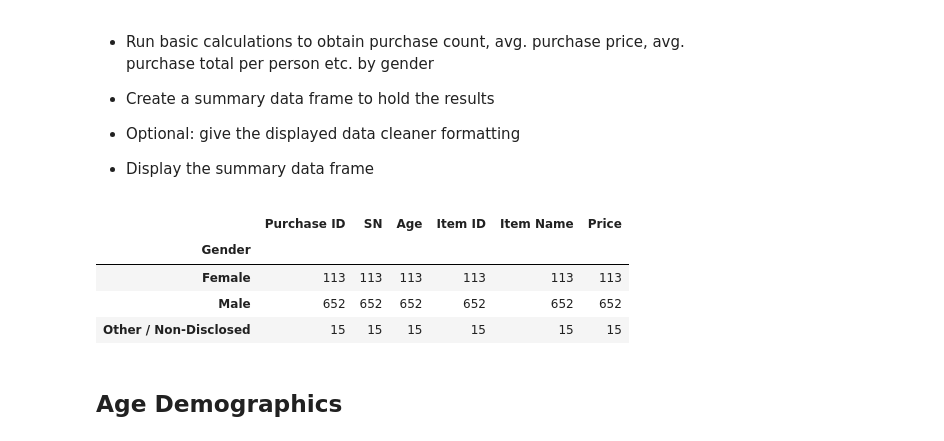
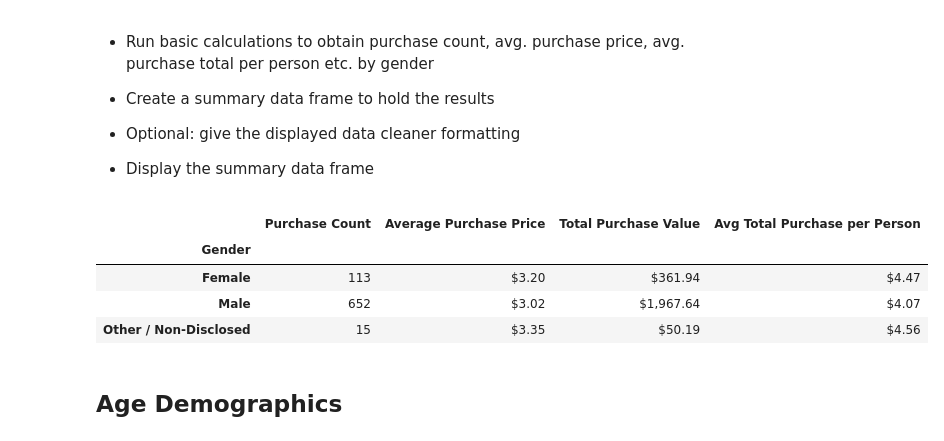
Before and after one commit to jerome-sipin/pandas-challenge, a Jupyter notebook: HeroesOfPymoli/HeroesOfPymoli_starter.ipynb, the cells around one changed output. Cells and saved outputs as stored; diff of their text form; code cells hidden in the pictures.

```diff
--- a/HeroesOfPymoli/HeroesOfPymoli_starter.ipynb
+++ b/HeroesOfPymoli/HeroesOfPymoli_starter.ipynb
@@ -139,15 +139,39 @@ gender_analytics_df
 
 
 * Display the summary data frame
-# %%
-gender_purchase_analytics = purchase_gender["Purchase ID".count()
-gender_purchase_analytics
-# %% [output]
-|  | Purchase ID | SN | Age | Item ID | Item Name | Price |
-| Gender |  |  |  |  |  |  |
-| Female | 113 | 113 | 113 | 113 | 113 | 113 |
-| Male | 652 | 652 | 652 | 652 | 652 | 652 |
-| Other / Non-Disclosed | 15 | 15 | 15 | 15 | 15 | 15 |
+# %%
+#Get grouped dataframe that countains amount of purchases per gender
+gender_purchase_analytics = purchase_gender.count()
+
+#Remove unnecessary columns and rename kept column to something more fitting
+gender_purchase_analytics  = gender_purchase_analytics.drop(["SN", "Age", "Item ID", "Item Name", "Price"], axis=1)
+gender_purchase_analytics  = gender_purchase_analytics.rename(columns={"Purchase ID": "Purchase Count"})
+
+#Basic calculation to get avg. purchase price and total purchase value from grouped dataframe + adding to column
+gender_purchase_analytics["Average Purchase Price"] = purchase_gender["Price"].mean()
+gender_purchase_analytics["Total Purchase Value"] = purchase_gender["Price"].sum()
+
+#Calculate per-person avg. total using unique purchase counts found above, and add it to column
+avg_per_person = [
+    gender_purchase_analytics.iloc[0,2] / p_female,
+    gender_purchase_analytics.iloc[1,2] / p_male,
+    gender_purchase_analytics.iloc[2,2] / p_other
+]
+gender_purchase_analytics["Avg Total Purchase per Person"] = avg_per_person
+
+#Formatting
+gender_purchase_analytics["Average Purchase Price"] = gender_purchase_analytics["Average Purchase Price"].map("${:.2f}".format)
+gender_purchase_analytics["Total Purchase Value"] = gender_purchase_analytics["Total Purchase Value"].map("${:,.2f}".format)
+gender_purchase_analytics["Avg Total Purchase per Person"] = gender_purchase_analytics["Avg Total Purchase per Person"].map("${:.2f}".format)
+
+#Display dataframe
+gender_purchase_analytics
+# %% [output]
+|  | Purchase Count | Average Purchase Price | Total Purchase Value | Avg Total Purchase per Person |
+| Gender |  |  |  |  |
+| Female | 113 | $3.20 | $361.94 | $4.47 |
+| Male | 652 | $3.02 | $1,967.64 | $4.07 |
+| Other / Non-Disclosed | 15 | $3.35 | $50.19 | $4.56 |
 # %% [markdown]
 ## Age Demographics
 # %% [markdown]
```
Also changed, not shown: parts of 2 cells of this notebook.
